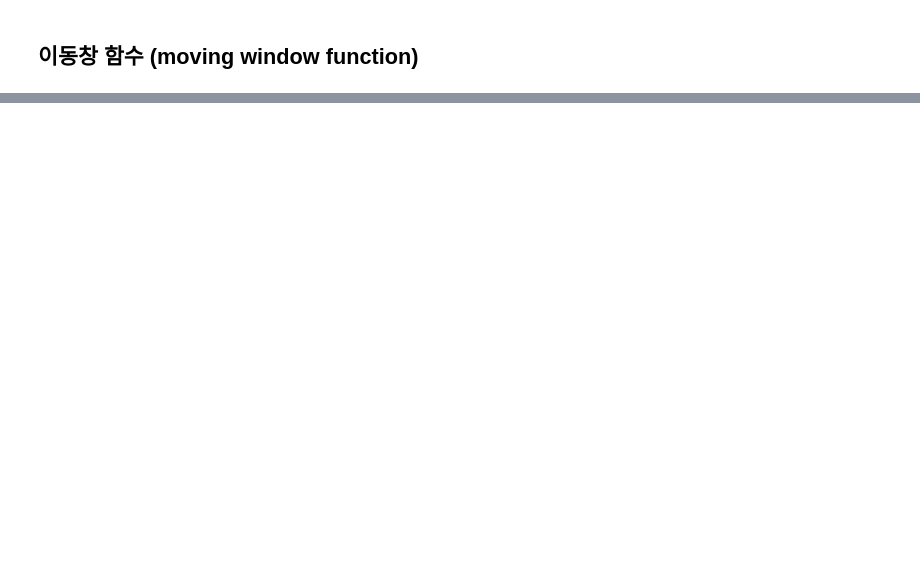
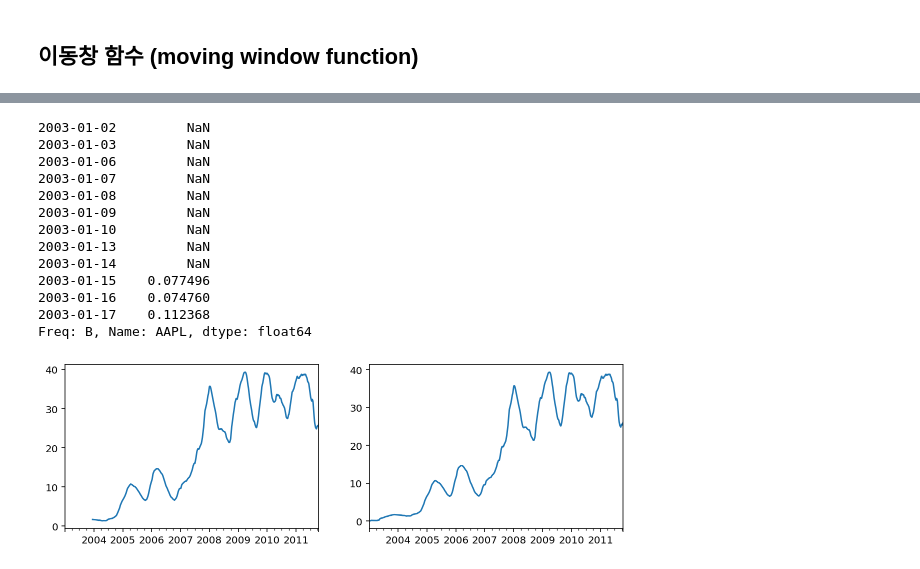
Before and after one commit to hwayoung306/AI, a Jupyter notebook: 20220421_py_07_시계열데이터분석_ipynb의_사본.ipynb, the cells around one changed output, grey strips where cells are left out. Drawn from its saved outputs; the diff is of its cells as text; code cells hidden in the pictures; blank space fills up the shorter version.

```diff
--- a/20220421_py_07_시계열데이터분석_ipynb의_사본.ipynb
+++ b/20220421_py_07_시계열데이터분석_ipynb의_사본.ipynb
@@ -736,0 +1053,25 @@ Freq: D, dtype: int64
+# %%
+# 애플의 250일 일별 수익 표준편차
+fig, axes = plt.subplots(1, 2, figsize=(10, 3))
+
+rdf['AAPL'].rolling(250).std().plot(ax=axes[0])
+
+aapl_std250 = rdf['AAPL'].rolling(250, min_periods=10).std()
+aapl_std250.plot(ax=axes[1])
+
+aapl_std250[:12]
+# %% [output]
+2003-01-02         NaN
+2003-01-03         NaN
+2003-01-06         NaN
+2003-01-07         NaN
+2003-01-08         NaN
+2003-01-09         NaN
+2003-01-10         NaN
+2003-01-13         NaN
+2003-01-14         NaN
+2003-01-15    0.077496
+2003-01-16    0.074760
+2003-01-17    0.112368
+Freq: B, Name: AAPL, dtype: float64
+[figure, added]
```
Also changed, not shown: parts of 47 cells of this notebook.
